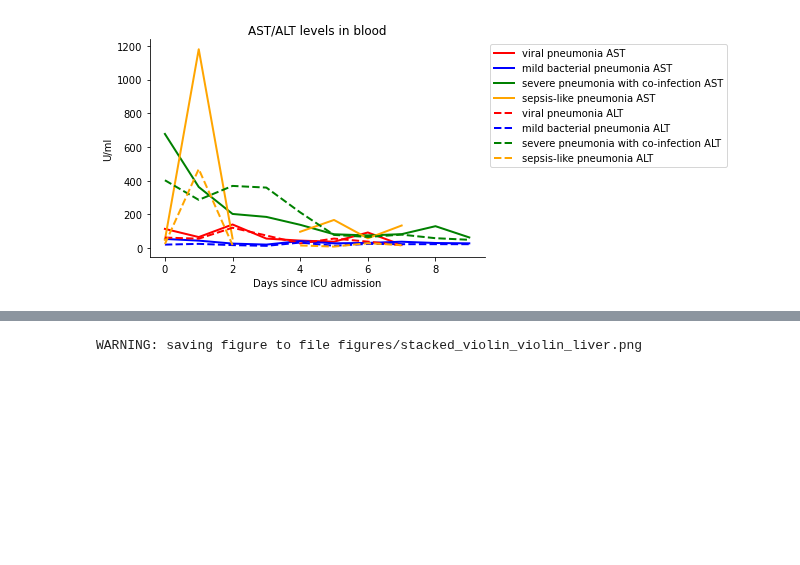
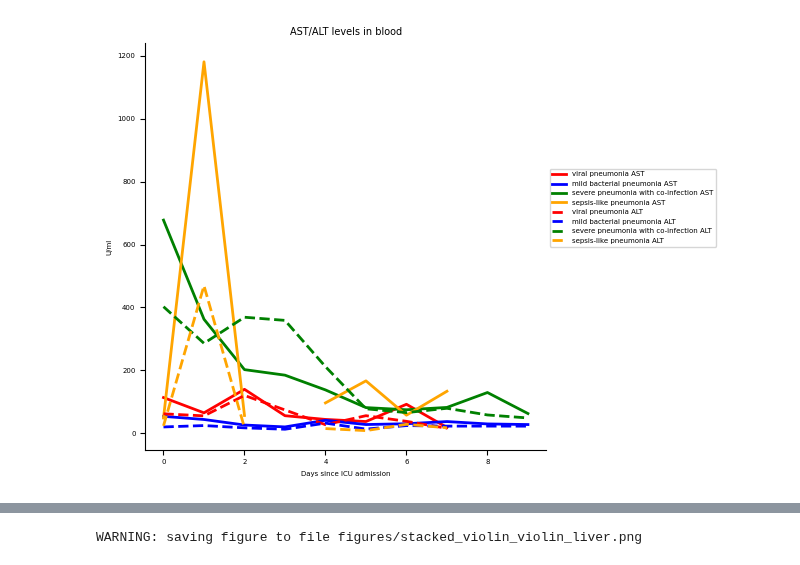
Before and after one commit to theislab/ehrapy-reproducibility, a Jupyter notebook: Figure_4/Figure4_nb.ipynb, the cells around one changed output, grey strips where cells are left out. Saved outputs shown, nothing was run; the diff lists cells and outputs as text; code cells hidden in the pictures; blank space fills up the shorter version.

Commit message:
Figure 4 single plots updated

```diff
--- a/Figure_4/Figure4_nb.ipynb
+++ b/Figure_4/Figure4_nb.ipynb
@@ -7,5 +7,5 @@ import pandas as pd
 import numpy as np
 
 adata = ep.io.read_h5ad(
-    "../../anndata_objects/adata_02_2023_pneumonia_unspecified_rest.h5ad"
+    "/home/thelichking/Desktop/adata_pneumonia_annotated.h5ad"
 )
@@ -22,9 +24,9 @@ adata_severe_b = adata[adata.obs["leiden_0_6"].isin(["2"]), :]
 adata_sepsis = adata[adata.obs["leiden_0_6"].isin(["3"]), :]
 # %%
 preprocessed_df = pd.read_csv(
-    "../../data_pp_notebooks/temp_pp_data_files/data_02_2023_NEW.csv"
+    "/home/thelichking/Desktop/data_02_2023_NEW_1.csv"
 )
-lab_vals = pd.read_csv("../../V1.1.0/LABEVENTS.csv")
+lab_vals = pd.read_csv("/home/thelichking/Desktop/LABEVENTS.csv")
 
 
 def daily_lab_value(adata_, id_) -> pd.DataFrame:
@@ -167,49 +169,52 @@ merged_ast.drop(merged_ast.columns[[0, 2, 4, 6]], inplace=True, axis=1)
 # %%
 merged_transaminases = pd.concat([merged_ast, merged_alt], axis=1)
 # %%
+with plt.rc_context({"figure.figsize":(3,2)}):
 # Define the line styles and colors for each group of columns
-line_styles = {"AST": "-", "ALT": "--"}
-line_colors = {
-    "viral": "red",
-    "mild": "blue",
-    "severe": "green",
-    "sepsis-like": "orange",
-}
+    line_styles = {"AST": "-", "ALT": "--"}
+    line_colors = {
+        "viral": "red",
+        "mild": "blue",
+        "severe": "green",
+        "sepsis-like": "orange",
+    }
 
-# Split columns into groups based on AST and ALT
-ast_cols = [col for col in merged_transaminases.columns if "AST" in col]
-alt_cols = [col for col in merged_transaminases.columns if "ALT" in col]
+    # Split columns into groups based on AST and ALT
+    ast_cols = [col for col in merged_transaminases.columns if "AST" in col]
+    alt_cols = [col for col in merged_transaminases.columns if "ALT" in col]
 
-# Turn off Seaborn whitegrid style
-plt.style.use("default")
+    plt.style.use("default")
 
-ax = merged_transaminases.head(10)[ast_cols].plot(
-    kind="line",
-    style=[line_styles["AST"]] * len(ast_cols),
-    linewidth=2,
-    color=[line_colors[col.split(" ")[0]] for col in ast_cols],
-    legend=False,
-)
+    ax = merged_transaminases.head(10)[ast_cols].plot(
+        kind="line",
+        style=[line_styles["AST"]] * len(ast_cols),
+        linewidth=2,
+        color=[line_colors[col.split(" ")[0]] for col in ast_cols],
+        legend=False,
+    )
 
-merged_transaminases.head(10)[alt_cols].plot(
-    kind="line",
-    style=[line_styles["ALT"]] * len(alt_cols),
-    linewidth=2,
-    color=[line_colors[col.split(" ")[0]] for col in alt_cols],
-    ax=ax,
-    legend=False,
-)
+    merged_transaminases.head(10)[alt_cols].plot(
+        kind="line",
+        style=[line_styles["ALT"]] * len(alt_cols),
+        linewidth=2,
+        color=[line_colors[col.split(" ")[0]] for col in alt_cols],
+        ax=ax,
+        legend=False,
+    )
+    plt.xlabel("Days since ICU admission", fontsize=5, fontfamily="helvetica")
+    plt.ylabel("U/ml", fontsize=5, fontfamily="helvetica")
+    plt.yticks(fontsize=5, family='helvetica')
+    plt.xticks(fontsize=5, family='helvetica')
+    plt.title("AST/ALT levels in blood", fontsize=7, fontfamily="helvetica")
+    legend_properties = {'family': 'helvetica', 'size': 5}
+    ax.spines["top"].set_visible(False)
+    ax.spines["right"].set_visible(False)
+    # Add a separate legend outside the plot to avoid overlapping
+    ax.legend(prop=legend_properties,loc='upper left', bbox_to_anchor=(1,.7))
+    plt.tight_layout()
 
-plt.xlabel("Days since ICU admission")
-plt.ylabel("U/ml")
-plt.title("AST/ALT levels in blood")
-ax.spines["top"].set_visible(False)
-ax.spines["right"].set_visible(False)
-# Add a separate legend outside the plot to avoid overlapping
-ax.legend(loc="upper left", bbox_to_anchor=(1, 1))
-
-plt.savefig("ast_alt.png", dpi=300, bbox_inches="tight")
-plt.show()
+    plt.savefig("ast_alt.png", dpi=300, bbox_inches="tight")
+    plt.show()
 # %% [output]
-[figure, old version]
+[figure, new version]
 # %%
```
Also changed, not shown: parts of 5 cells of this notebook, 2 other files.
